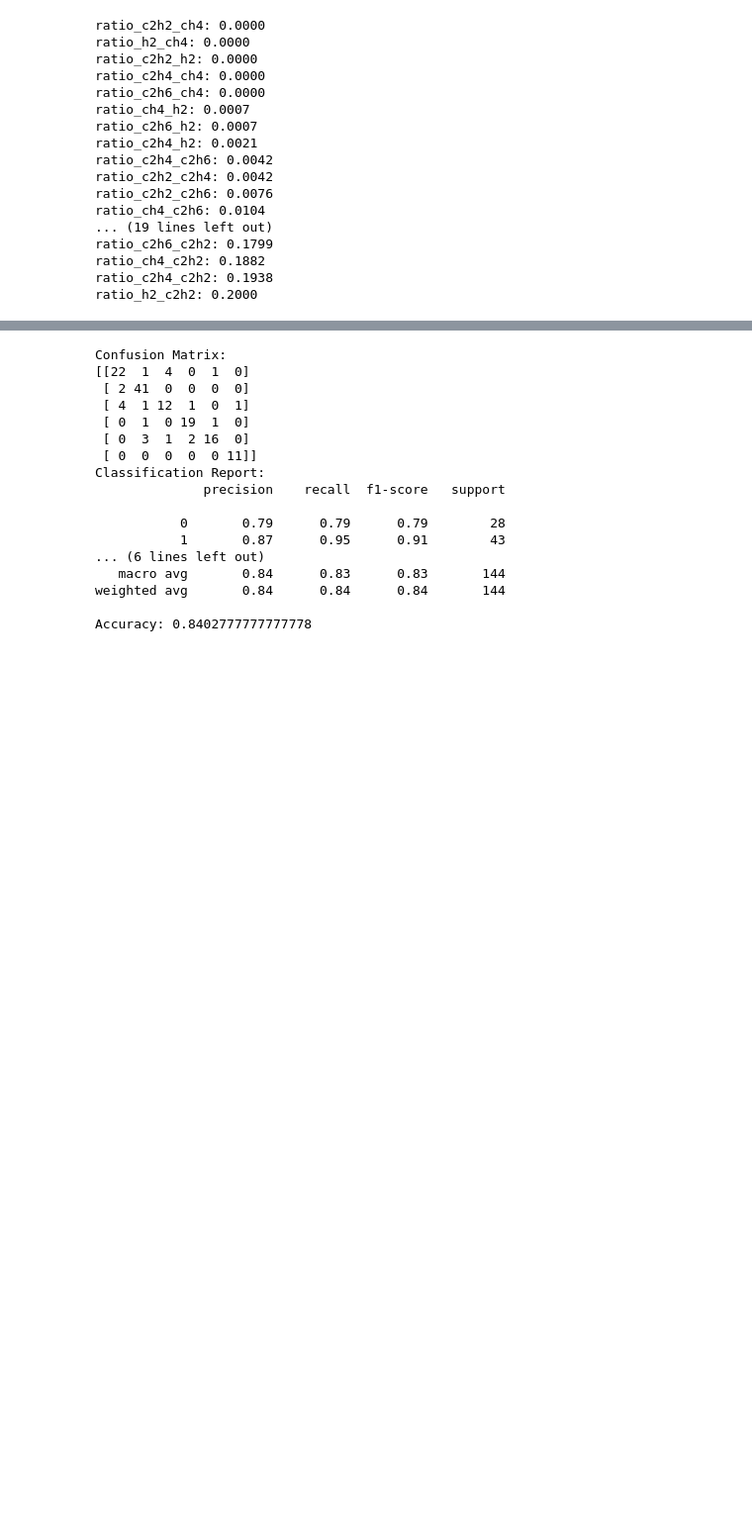
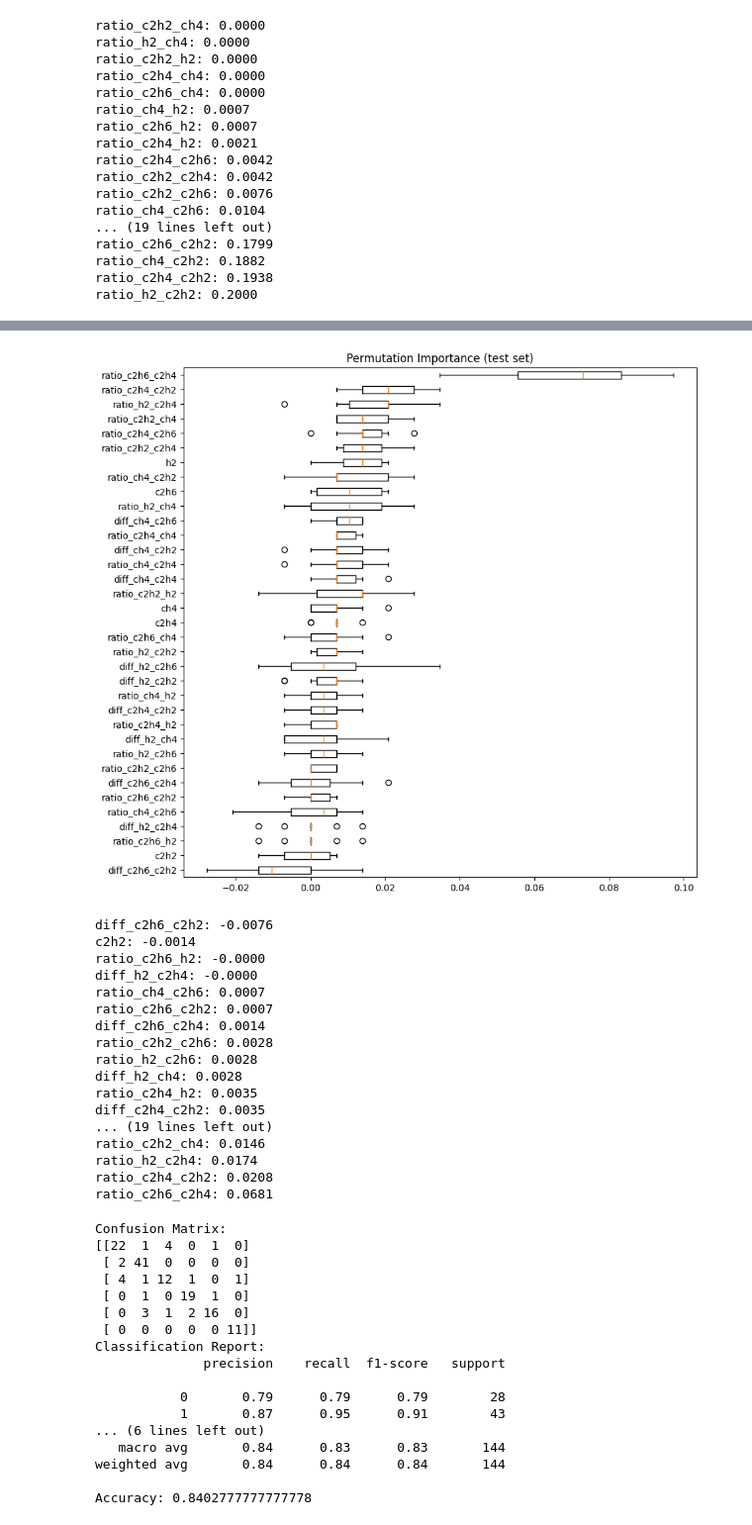
Before and after one commit to Sihan0229/DGA, a Jupyter notebook: Dissolved-Gas-Analysis/dga_mydata.ipynb, the cells around one changed output, grey strips where cells are left out. Shown at 99% size. Drawn from its saved outputs; the diff is of its cells as text; code cells hidden in the pictures; blank space fills up the shorter version.

```diff
--- a/Dissolved-Gas-Analysis/dga_mydata.ipynb
+++ b/Dissolved-Gas-Analysis/dga_mydata.ipynb
@@ -675,3 +707,36 @@ ratio_c2h2_c2h4: 0.0523
+# %%
+from sklearn.inspection import permutation_importance
+
+result = permutation_importance(xgb1, X_new_test, y_new_test, n_repeats=10, random_state=42)
+
+sorted_idx = result.importances_mean.argsort()
+
+plt.figure(figsize=(10,10))
+plt.boxplot(result.importances[sorted_idx].T, vert=False, labels=X_new_test.columns[sorted_idx])
+plt.title("Permutation Importance (test set)")
+plt.show()
+
+for i in sorted_idx:
+    print(f"{X_new_train.columns[i]}: {result.importances_mean[i]:.4f}")
+# %% [output]
+[figure, added]
+diff_c2h6_c2h2: -0.0076
+c2h2: -0.0014
+ratio_c2h6_h2: -0.0000
+diff_h2_c2h4: -0.0000
+ratio_ch4_c2h6: 0.0007
+ratio_c2h6_c2h2: 0.0007
+diff_c2h6_c2h4: 0.0014
+ratio_c2h2_c2h6: 0.0028
+ratio_h2_c2h6: 0.0028
+diff_h2_ch4: 0.0028
+ratio_c2h4_h2: 0.0035
+diff_c2h4_c2h2: 0.0035
+... (19 lines left out)
+ratio_c2h2_ch4: 0.0146
+ratio_h2_c2h4: 0.0174
+ratio_c2h4_c2h2: 0.0208
+ratio_c2h6_c2h4: 0.0681
 # %%
 from sklearn.metrics import classification_report, confusion_matrix, accuracy_score
 result_new = confusion_matrix(y_new_test, preds_new)
```
Also changed, not shown: parts of 31 cells of this notebook, 6 other files.
